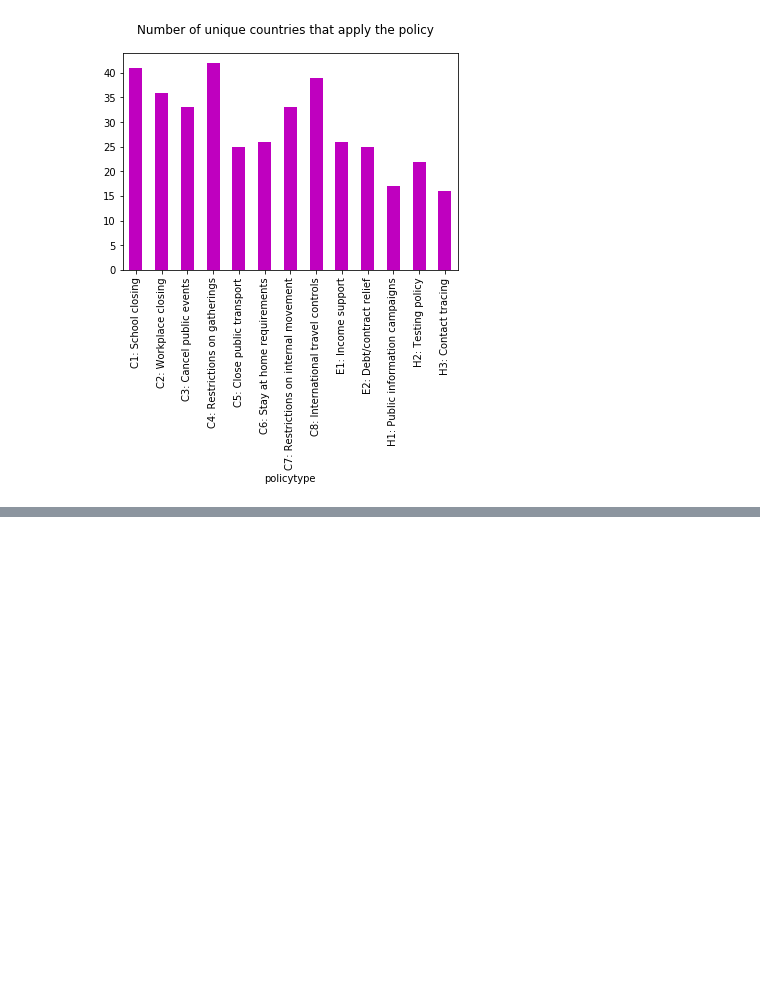
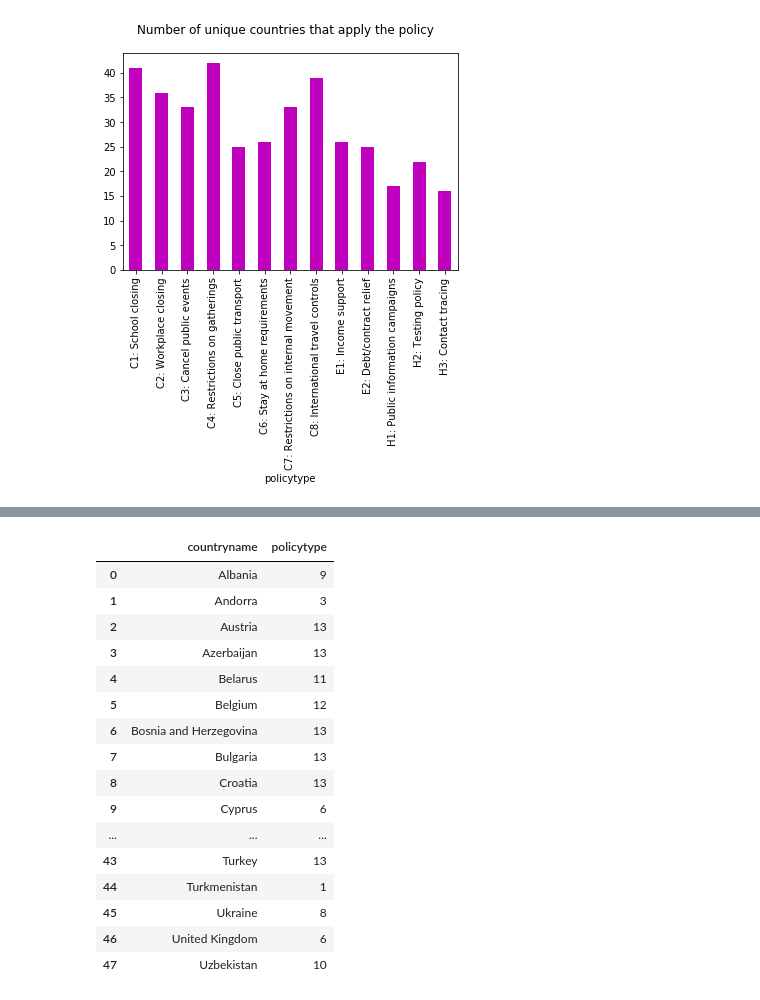
Before and after one commit to DS4All-2020-Team-8/Team8_DS4A, a Jupyter notebook: policies_stats.ipynb, the cells around one changed output, grey strips where cells are left out. Cells and saved outputs as stored; diff of their text form; code cells hidden in the pictures; blank space fills up the shorter version.

```diff
--- a/policies_stats.ipynb
+++ b/policies_stats.ipynb
@@ -66,0 +86,21 @@ plt.
+# %%
+df = covid_mit.groupby('countryname')['policytype'].nunique().reset_index()
+df
+# %% [output]
+|  | countryname | policytype |
+| 0 | Albania | 9 |
+| 1 | Andorra | 3 |
+| 2 | Austria | 13 |
+| 3 | Azerbaijan | 13 |
+| 4 | Belarus | 11 |
+| 5 | Belgium | 12 |
+| 6 | Bosnia and Herzegovina | 13 |
+| 7 | Bulgaria | 13 |
+| 8 | Croatia | 13 |
+| 9 | Cyprus | 6 |
+| ... | ... | ... |
+| 43 | Turkey | 13 |
+| 44 | Turkmenistan | 1 |
+| 45 | Ukraine | 8 |
+| 46 | United Kingdom | 6 |
+| 47 | Uzbekistan | 10 |
```
Also changed, not shown: parts of 4 cells of this notebook, 1 other file.
